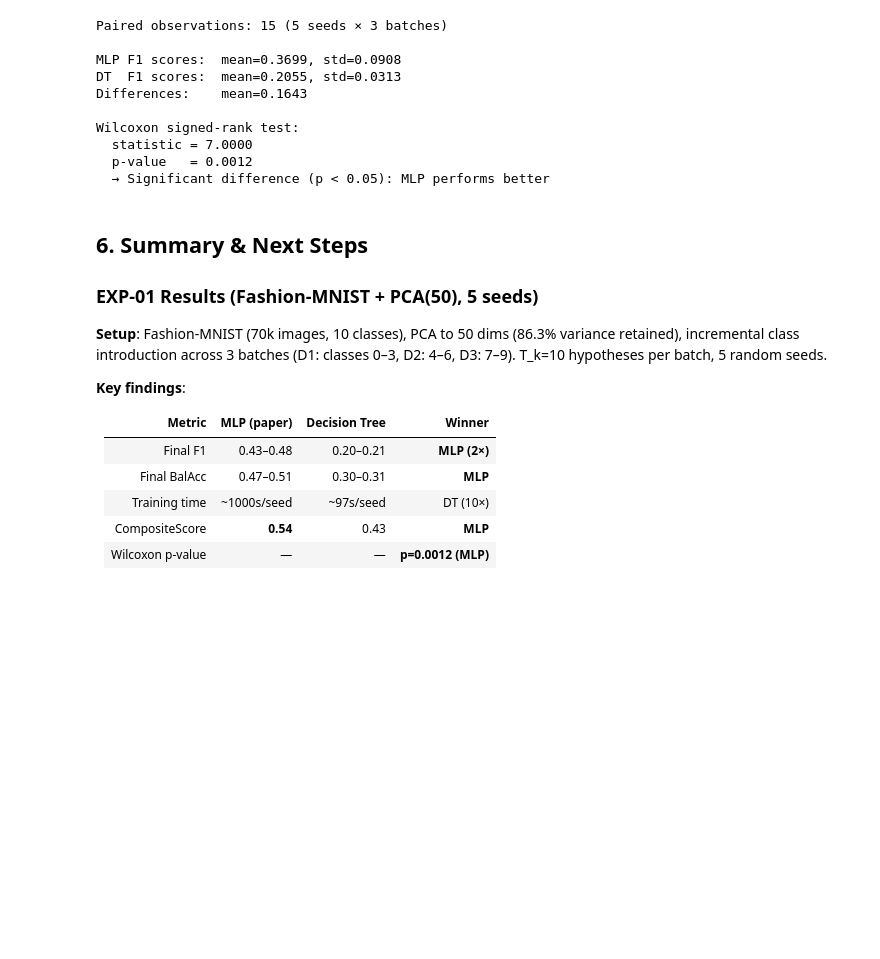
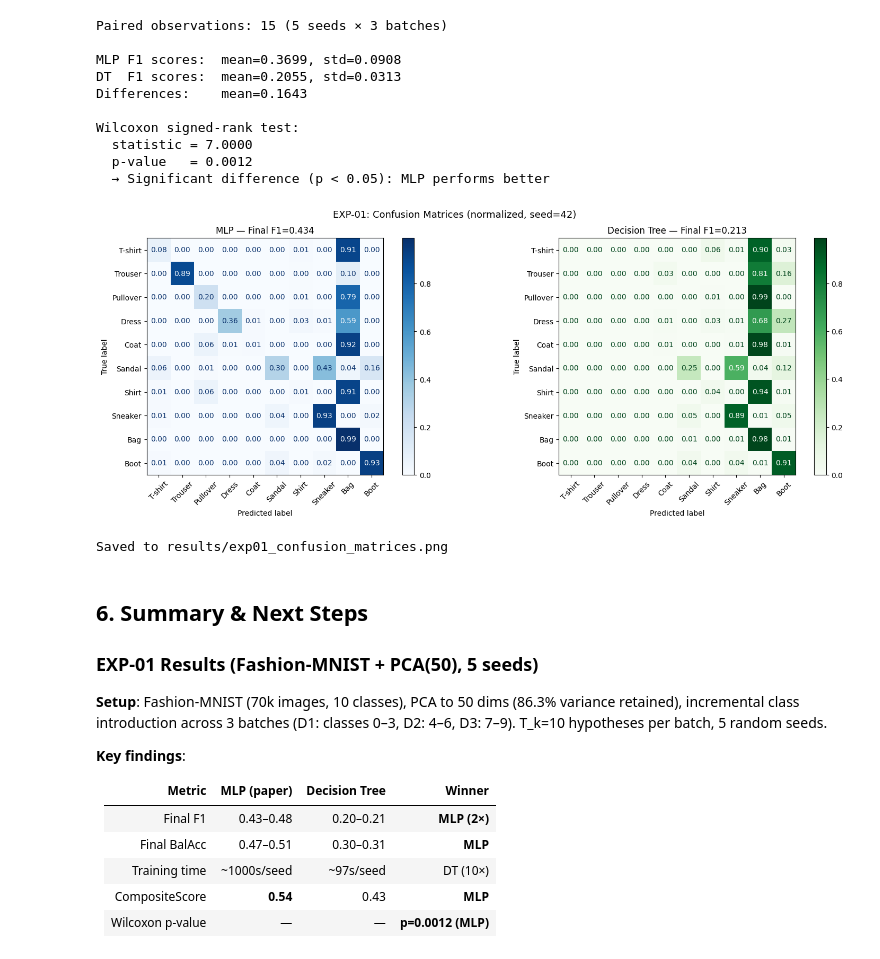
Before and after one commit to magda1231/ML_project, a Jupyter notebook: notebooks/01_learnpp_walkthrough.ipynb, the cells around one changed output. Cells and saved outputs as stored; diff of their text form; code cells hidden in the pictures; blank space fills up the shorter version.

Commit message:
Addin new notebook metrics

```diff
--- a/notebooks/01_learnpp_walkthrough.ipynb
+++ b/notebooks/01_learnpp_walkthrough.ipynb
@@ -815,6 +815,53 @@ Wilcoxon signed-rank test:
   statistic = 7.0000
   p-value   = 0.0012
   → Significant difference (p < 0.05): MLP performs better
+# %%
+# --- Confusion Matrices: per-class analysis (seed=42) ---
+from sklearn.metrics import confusion_matrix, ConfusionMatrixDisplay
+
+# Re-train models for seed=42 to get predictions (run_experiment doesn't store them)
+np.random.seed(42)
+cm_mlp = LearnPP(base_learner_factory=make_paper_learner, T_k=10)
+with warnings.catch_warnings():
+    warnings.simplefilter("ignore")
+    for X_batch, y_batch in batches_fmnist:
+        cm_mlp.partial_fit(X_batch, y_batch)
+y_pred_mlp = cm_mlp.predict(X_test_all)
+
+np.random.seed(42)
+cm_dt = LearnPP(base_learner_factory=make_recommended_learner, T_k=10)
+for X_batch, y_batch in batches_fmnist:
+    cm_dt.partial_fit(X_batch, y_batch)
+y_pred_dt = cm_dt.predict(X_test_all)
+
+# Plot side-by-side confusion matrices
+class_names = ['T-shirt', 'Trouser', 'Pullover', 'Dress', 'Coat',
+               'Sandal', 'Shirt', 'Sneaker', 'Bag', 'Boot']
+
+fig, (ax1, ax2) = plt.subplots(1, 2, figsize=(16, 6))
+
+ConfusionMatrixDisplay.from_predictions(
+    y_test_all, y_pred_mlp, display_labels=class_names,
+    ax=ax1, cmap='Blues', normalize='true', values_format='.2f'
+)
+ax1.set_title(f'MLP — Final F1={f1_score(y_test_all, y_pred_mlp, average="macro"):.3f}')
+ax1.tick_params(axis='x', rotation=45)
+
+ConfusionMatrixDisplay.from_predictions(
+    y_test_all, y_pred_dt, display_labels=class_names,
+    ax=ax2, cmap='Greens', normalize='true', values_format='.2f'
+)
+ax2.set_title(f'Decision Tree — Final F1={f1_score(y_test_all, y_pred_dt, average="macro"):.3f}')
+ax2.tick_params(axis='x', rotation=45)
+
+plt.suptitle('EXP-01: Confusion Matrices (normalized, seed=42)', fontsize=13)
+plt.tight_layout()
+plt.savefig('../results/exp01_confusion_matrices.png', dpi=150, bbox_inches='tight')
+plt.show()
+print("Saved to results/exp01_confusion_matrices.png")
+# %% [output]
+[figure, added]
+Saved to results/exp01_confusion_matrices.png
 # %% [markdown]
 ## 6. Summary & Next Steps
 
```
Also changed, not shown: 1 other file.
